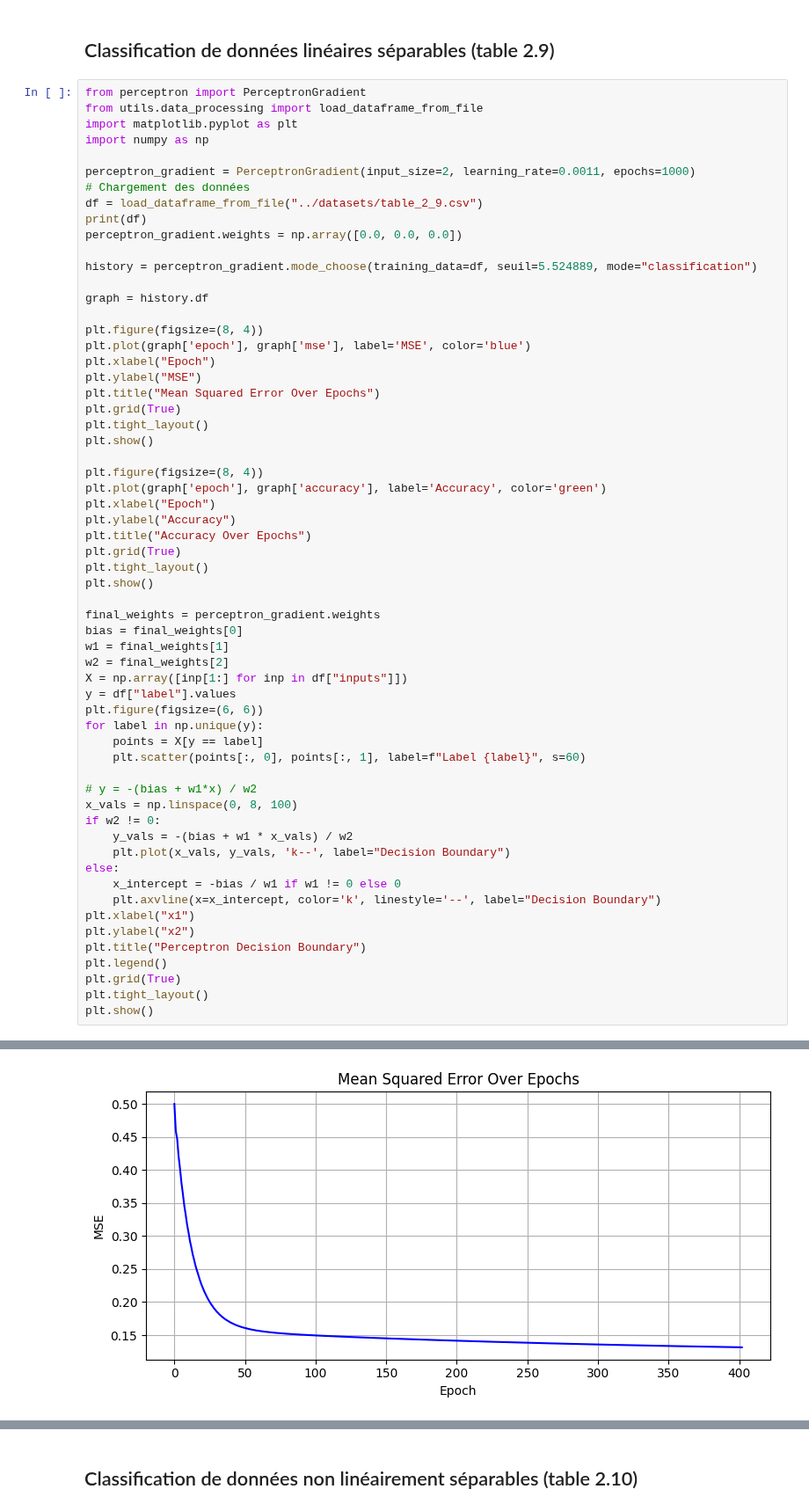
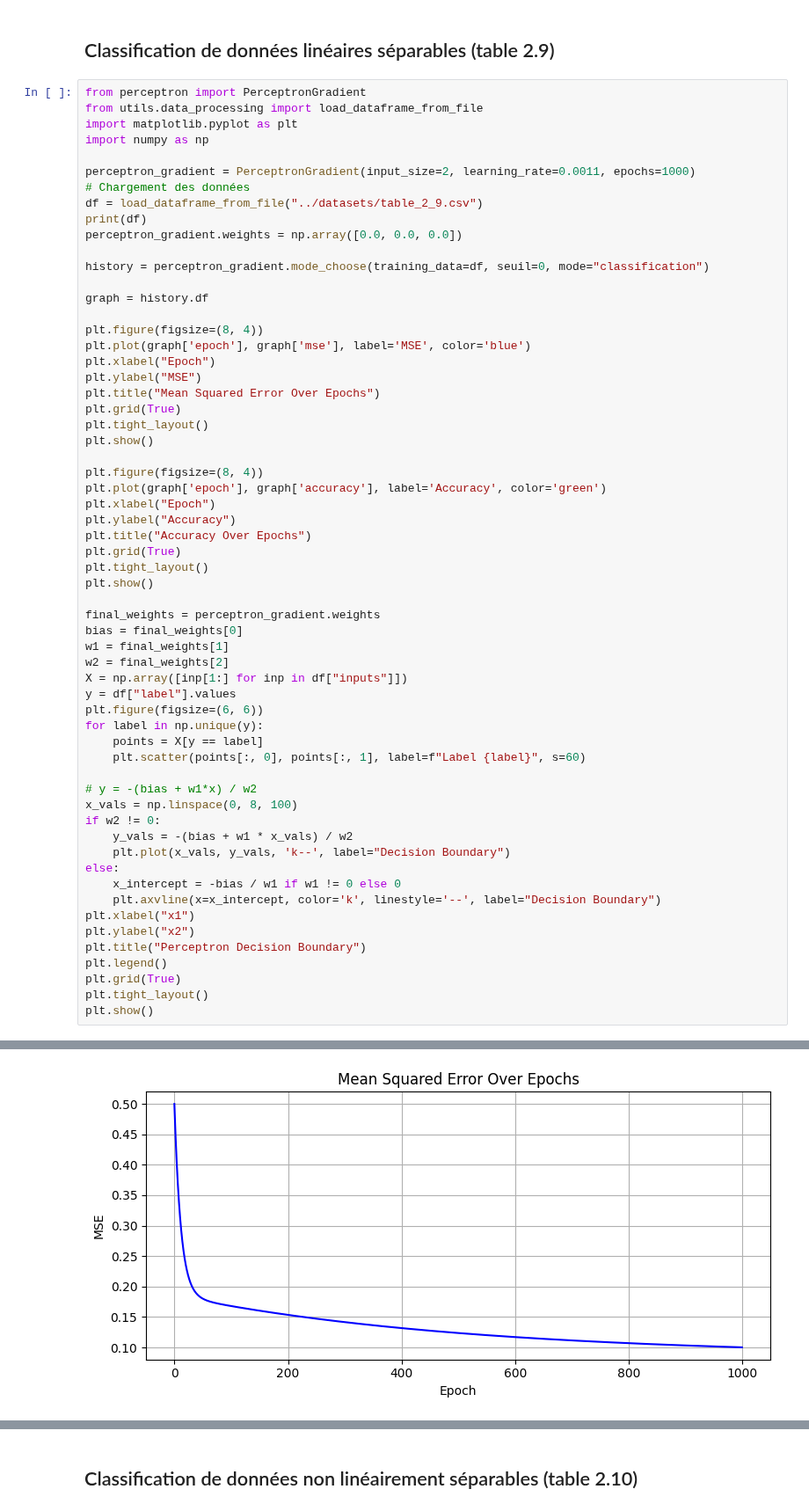
Before and after one commit to abrumsen/Perceptron, a Jupyter notebook: notebooks/gradient.ipynb, the cells around one changed output, grey strips where cells are left out. Shown at 88% size. Saved outputs shown, nothing was run; the diff lists cells and outputs as text.

Commit message:
Push JupiterNB Gradient

```diff
--- a/notebooks/gradient.ipynb
+++ b/notebooks/gradient.ipynb
@@ -69,7 +73,7 @@ df = load_dataframe_from_file("../datasets/table_2_9.csv")
 print(df)
 perceptron_gradient.weights = np.array([0.0, 0.0, 0.0])
 
-history = perceptron_gradient.mode_choose(training_data=df, seuil=5.524889, mode="classification")
+history = perceptron_gradient.mode_choose(training_data=df, seuil=0, mode="classification")
 
 graph = history.df
 
@@ -138 +142 @@ Training complete after 403 epochs.
-[figure, old version]
+[figure, new version]
```
Also changed, not shown: parts of 4 cells of this notebook, 1 other file.
